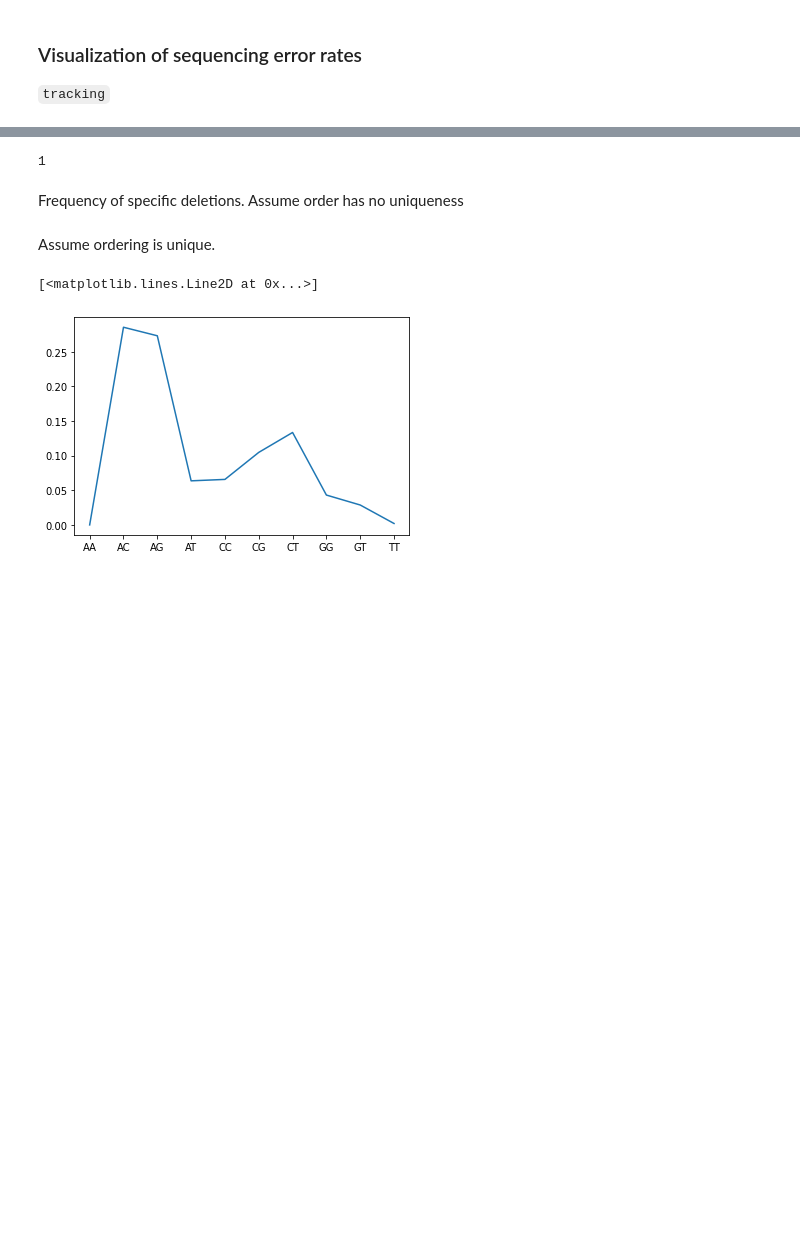
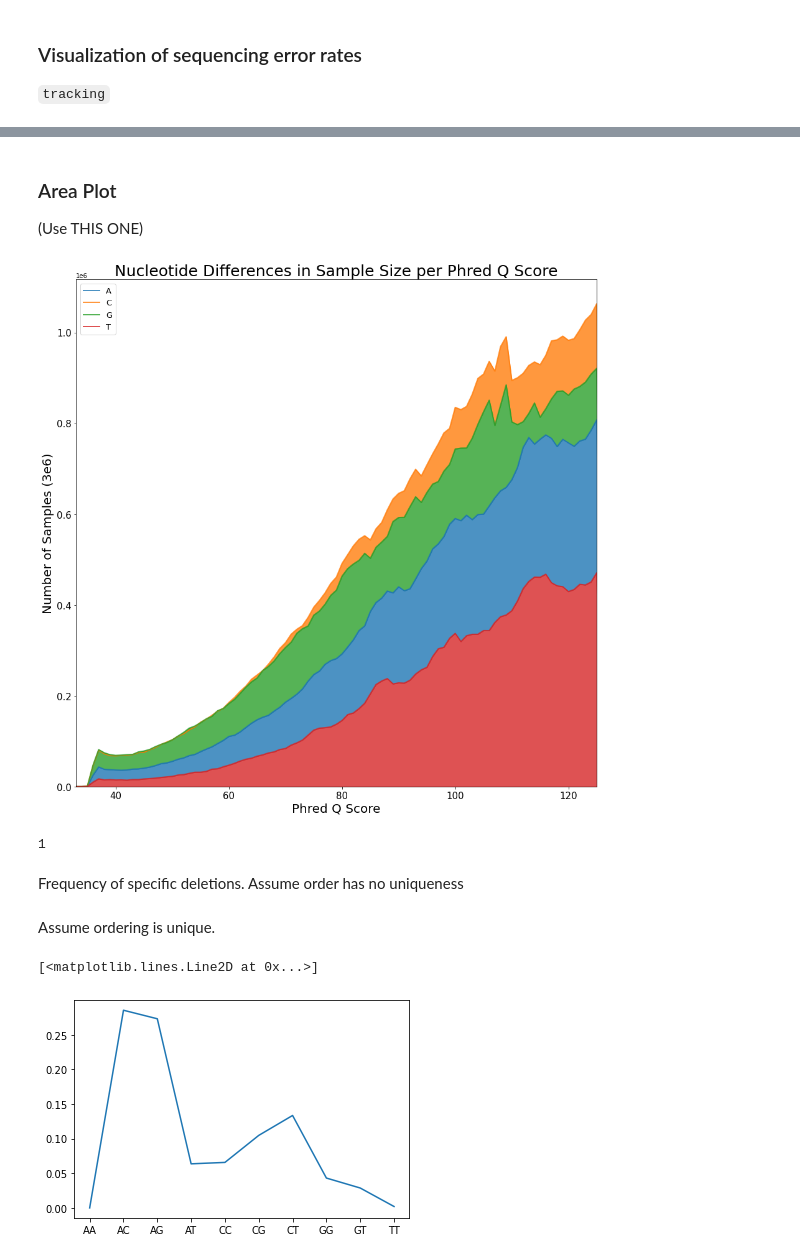
Before and after one commit to Davidebear/mutalib, a Jupyter notebook: tracking.ipynb, the cells around one changed output, grey strips where cells are left out. Saved outputs shown, nothing was run; the diff lists cells and outputs as text; code cells hidden in the pictures; blank space fills up the shorter version.

```diff
--- a/tracking.ipynb
+++ b/tracking.ipynb
@@ -717,3 +808,34 @@ TypeError: string indices must be integers
+# %% [markdown]
+### Area Plot
+(Use THIS ONE)
+# %%
+
+# fig, axs = plt.subplots(1, 2, figsize=(15, 15), sharex=True, sharey=True)
+plt.figure(figsize=(15,15))
+
+
+# Plot line graphs
+for n in ['A', 'C', 'G', 'T']:
+    plt.plot(raw_x, get_samplesize(snips, n), alpha=0.8, linewidth=2, label=n)
+
+# Area Plot (customized)
+plt.fill_between(raw_x, get_samplesize(snips, 'C'), get_samplesize(snips, 'G'), color='C1', alpha=0.8)
+plt.fill_between(raw_x, get_samplesize(snips, 'G'), get_samplesize(snips, 'A'), color='C2', alpha=0.8)
+plt.fill_between(raw_x, get_samplesize(snips, 'A'), get_samplesize(snips, 'T'), color='C0', alpha=0.8)
+plt.fill_between(raw_x, 0, get_samplesize(snips, 'T'), color='C3', alpha=0.8)
+
+# Properties
+plt.legend(fontsize=13)
+plt.xlim(33, 125)
+plt.ylim(bottom=0)
+plt.title('Nucleotide Differences in Sample Size per Phred Q Score', fontsize=25)
+plt.xlabel('Phred Q Score', fontsize=20)
+plt.ylabel('Number of Samples (3e6)', fontsize=20)
+plt.tick_params(labelsize=15)
+
+plt.show()
+# %% [output]
+[figure, added]
 # %%
 red_counter = dict(zip(['A', 'C', 'T', 'G'], [{i : [0,0] for i in np.arange(34, 127)}]*5))
 
```
Also changed, not shown: parts of 11 cells of this notebook, 3 other files.
